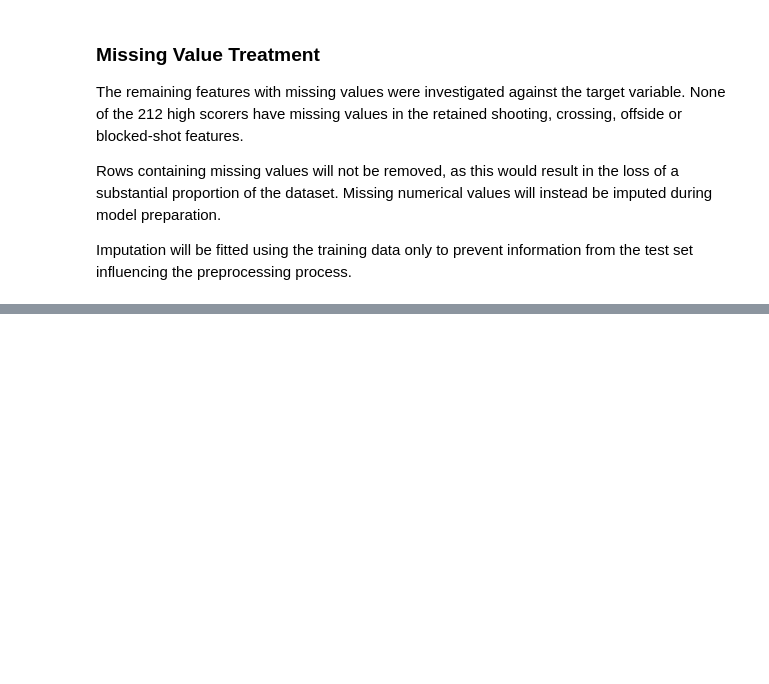
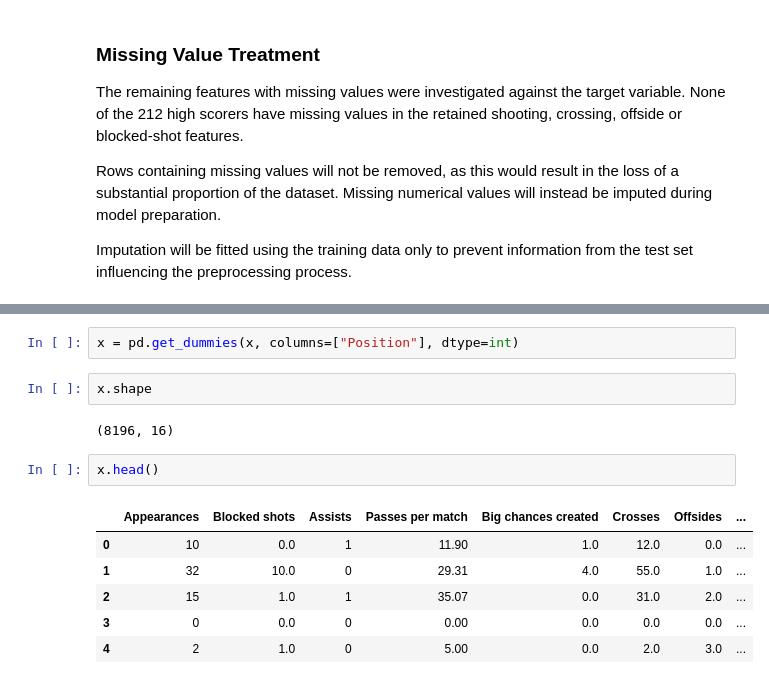
Before and after one commit to garethrogers28/premier-league-predictor, a Jupyter notebook: jupyter_notebooks/04_Feature_Engineering.ipynb, the cells around one changed output, grey strips where cells are left out. Cells and saved outputs as stored; diff of their text form; blank space fills up the shorter version.

```diff
--- a/jupyter_notebooks/04_Feature_Engineering.ipynb
+++ b/jupyter_notebooks/04_Feature_Engineering.ipynb
@@ -431,0 +451,15 @@ Imputation will be fitted using the training data only to prevent information fr
+# %%
+x = pd.get_dummies(x, columns=["Position"], dtype=int)
+# %%
+x.shape
+# %% [output]
+(8196, 16)
+# %%
+x.head()
+# %% [output]
+|  | Appearances | Blocked shots | Assists | Passes per match | Big chances created | Crosses | Offsides | ... |
+| 0 | 10 | 0.0 | 1 | 11.90 | 1.0 | 12.0 | 0.0 | ... |
+| 1 | 32 | 10.0 | 0 | 29.31 | 4.0 | 55.0 | 1.0 | ... |
+| 2 | 15 | 1.0 | 1 | 35.07 | 0.0 | 31.0 | 2.0 | ... |
+| 3 | 0 | 0.0 | 0 | 0.00 | 0.0 | 0.0 | 0.0 | ... |
+| 4 | 2 | 1.0 | 0 | 5.00 | 0.0 | 2.0 | 3.0 | ... |
```
Also changed, not shown: parts of 20 cells of this notebook.
